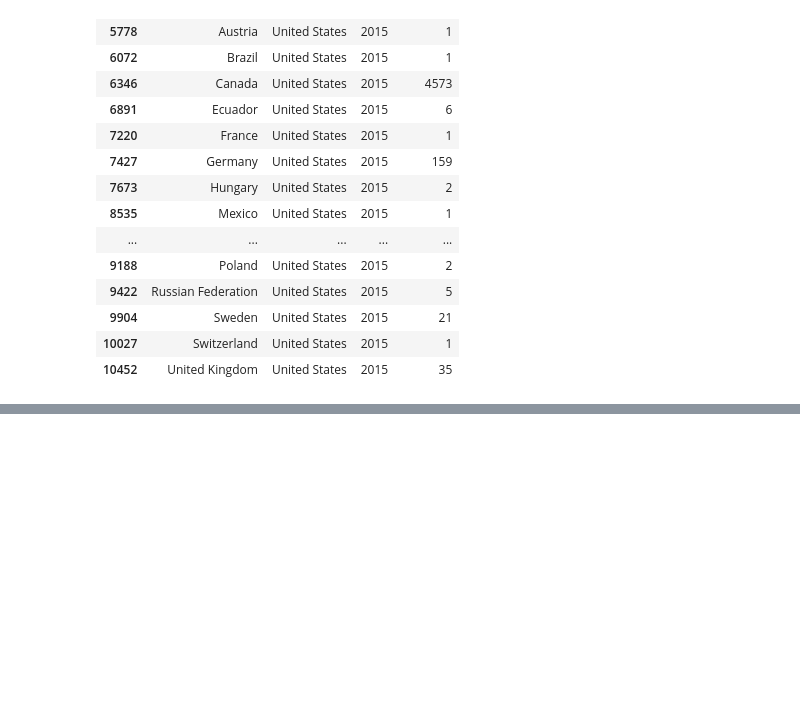
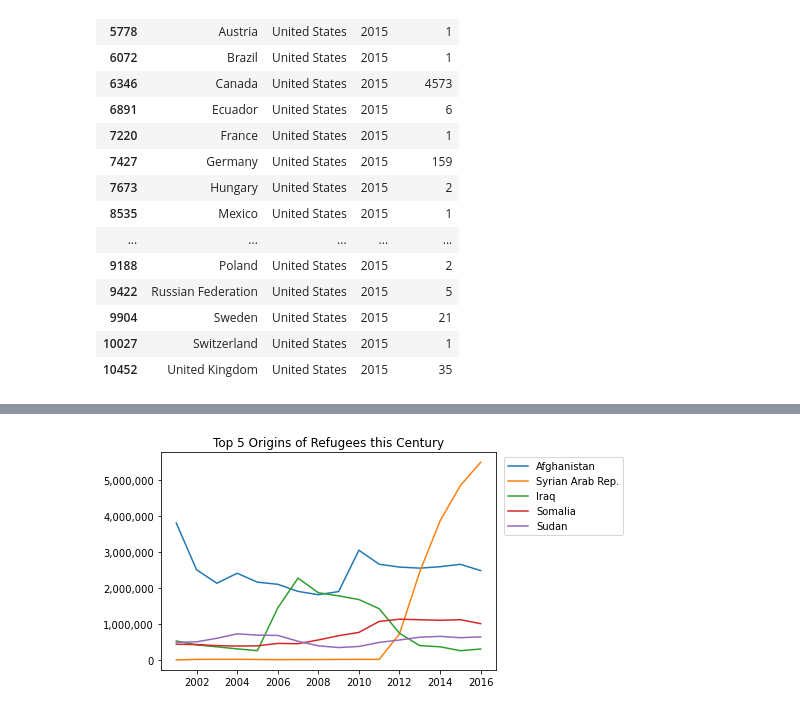
Before and after one commit to nss-data-science-cohort-5/un_exploration-ripplesphere, a Jupyter notebook: notebooks/UN_Data_Refugees_InOne.ipynb, the cells around one changed output, grey strips where cells are left out. Saved outputs shown, nothing was run; the diff lists cells and outputs as text; code cells hidden in the pictures; blank space fills up the shorter version.

```diff
--- a/notebooks/UN_Data_Refugees_InOne.ipynb
+++ b/notebooks/UN_Data_Refugees_InOne.ipynb
@@ -134,0 +86,13 @@ ref_df[(ref_df["origin"] == "United States") & (ref_df["Year"] == 2015)]
+# %%
+this_cent_df = ref_df[ref_df["Year"] > 2000]
+origin_lst = this_cent_df.groupby("origin").sum().sort_values("refugees", ascending = False).index.tolist()
+for x in origin_lst[:5]:
+    plt.plot(this_cent_df[this_cent_df["origin"] == x].groupby("Year").sum()["refugees"],
+             label=x)
+#plt.gca().legend()
+plt.legend(bbox_to_anchor=(1.01, 1), loc='upper left', ncol=1)
+plt.gca().yaxis.set_major_formatter(StrMethodFormatter('{x:,.0f}'))
+plt.title("Top 5 Origins of Refugees this Century")
+print()
+# %% [output]
+[figure, added]
```
Also changed, not shown: parts of 11 cells of this notebook, 3 other files.
